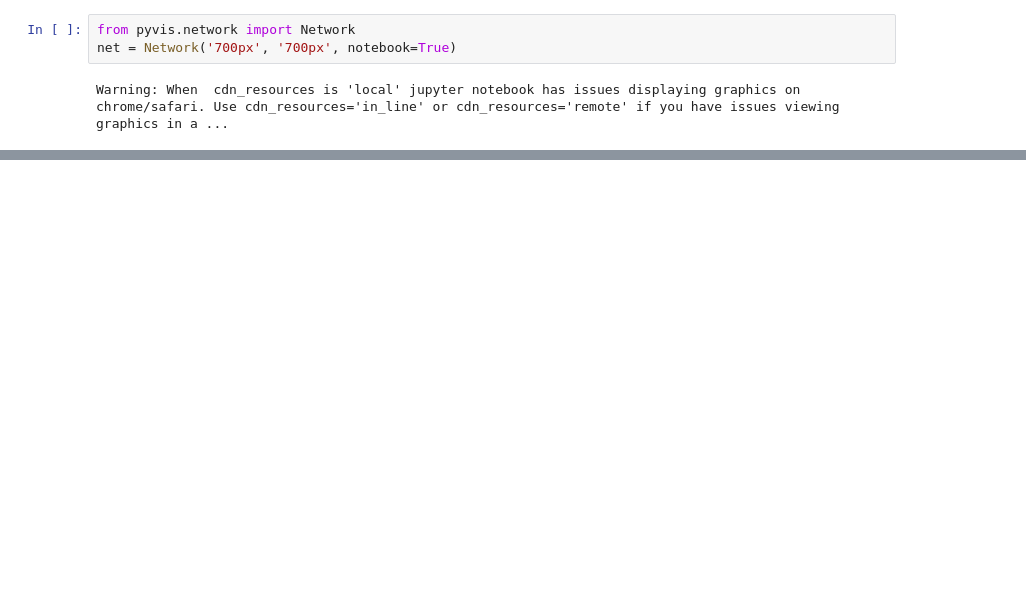
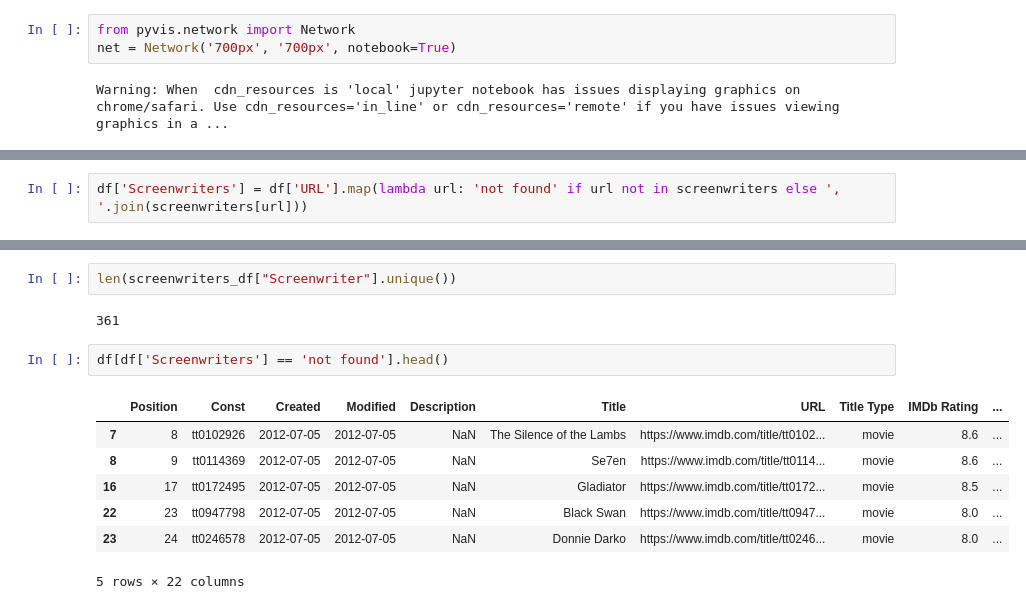
Before and after one commit to Siliam/data_science_artificial_intelligence, a Jupyter notebook: IMDB/IMDB.ipynb, the cells around one changed output, grey strips where cells are left out. Saved outputs shown, nothing was run; the diff lists cells and outputs as text; blank space fills up the shorter version.

Commit message:
Adding screenwriters

```diff
--- a/IMDB/IMDB.ipynb
+++ b/IMDB/IMDB.ipynb
@@ -757,0 +757,2 @@ screenwriters
+# %%
+df['Screenwriters'] = df['URL'].map(lambda url: 'not found' if url not in screenwriters else ', '.join(screenwriters[url]))
@@ -757,0 +771,14 @@ screenwriters
+# %%
+len(screenwriters_df["Screenwriter"].unique())
+# %% [output]
+361
+# %%
+df[df['Screenwriters'] == 'not found'].head()
+# %% [output]
+|  | Position | Const | Created | Modified | Description | Title | URL | Title Type | IMDb Rating | ... |
+| 7 | 8 | tt0102926 | 2012-07-05 | 2012-07-05 | NaN | The Silence of the Lambs | https://www.imdb.com/title/tt0102... | movie | 8.6 | ... |
+| 8 | 9 | tt0114369 | 2012-07-05 | 2012-07-05 | NaN | Se7en | https://www.imdb.com/title/tt0114... | movie | 8.6 | ... |
+| 16 | 17 | tt0172495 | 2012-07-05 | 2012-07-05 | NaN | Gladiator | https://www.imdb.com/title/tt0172... | movie | 8.5 | ... |
+| 22 | 23 | tt0947798 | 2012-07-05 | 2012-07-05 | NaN | Black Swan | https://www.imdb.com/title/tt0947... | movie | 8.0 | ... |
+| 23 | 24 | tt0246578 | 2012-07-05 | 2012-07-05 | NaN | Donnie Darko | https://www.imdb.com/title/tt0246... | movie | 8.0 | ... |
+5 rows × 22 columns
```
Also changed, not shown: parts of 64 cells of this notebook, 1 other file.
